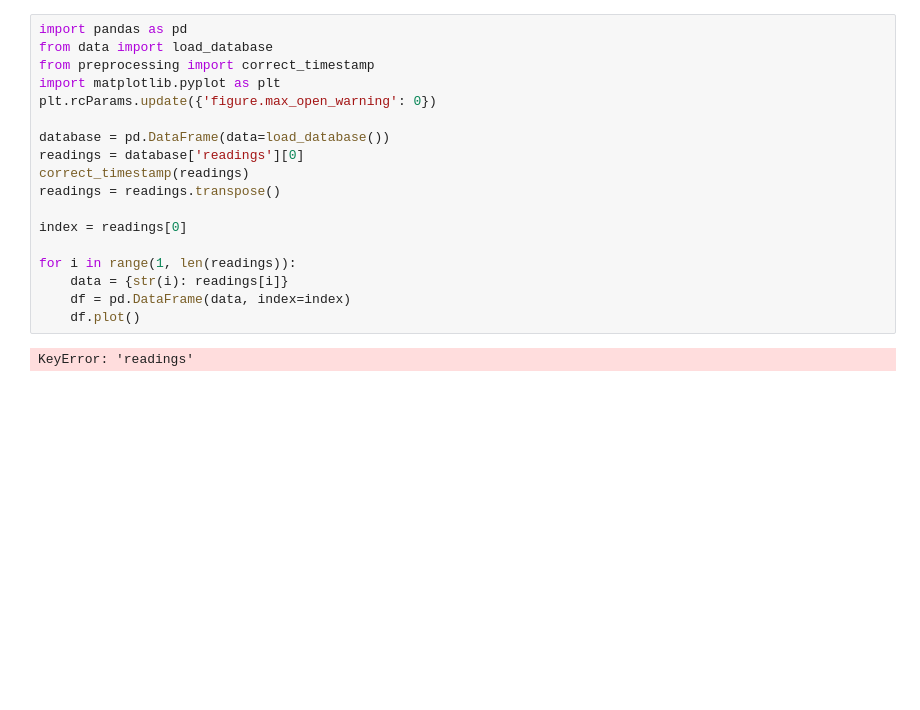
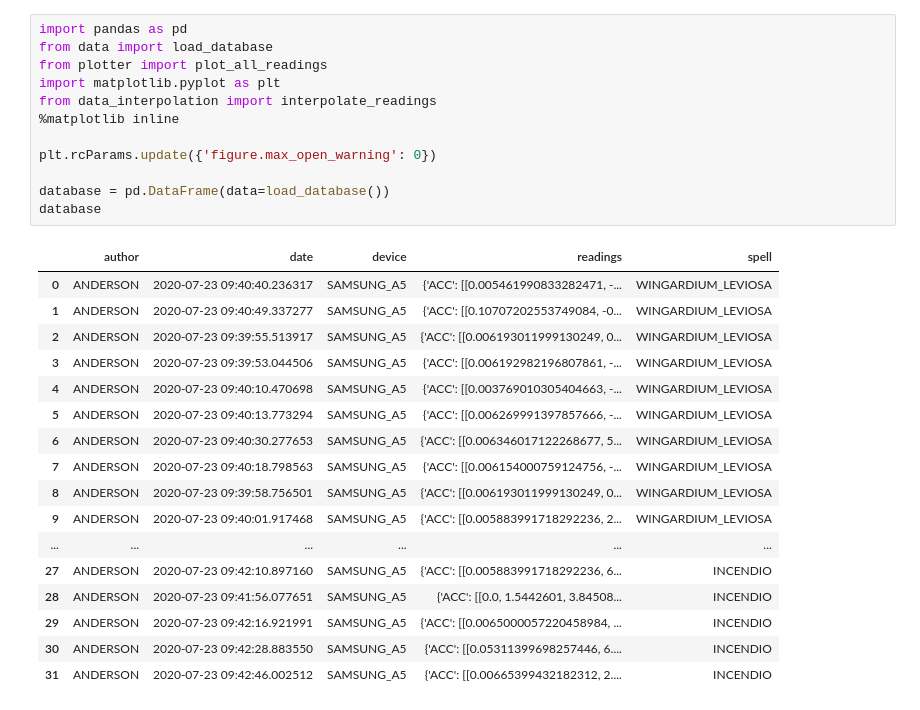
Before and after one commit to HeitorBRaymundo/mc906, a Jupyter notebook: prj3/tests.ipynb, the cells around one changed output. Saved outputs shown, nothing was run; the diff lists cells and outputs as text; blank space fills up the shorter version.

```diff
--- a/prj3/tests.ipynb
+++ b/prj3/tests.ipynb
@@ -1,20 +1,30 @@
 # %%
 import pandas as pd
 from data import load_database
-from preprocessing import correct_timestamp
+from plotter import plot_all_readings
 import matplotlib.pyplot as plt
+from data_interpolation import interpolate_readings
+%matplotlib inline
+
 plt.rcParams.update({'figure.max_open_warning': 0})
 
 database = pd.DataFrame(data=load_database())
-readings = database['readings'][0]
-correct_timestamp(readings)
-readings = readings.transpose()
-
-index = readings[0]
-
-for i in range(1, len(readings)):
-    data = {str(i): readings[i]}
-    df = pd.DataFrame(data, index=index)
-    df.plot()
+database
 # %% [output]
-KeyError: 'readings'
+|  | author | date | device | readings | spell |
+| 0 | ANDERSON | 2020-07-23 09:40:40.236317 | SAMSUNG_A5 | {'ACC': [[0.005461990833282471, -... | WINGARDIUM_LEVIOSA |
+| 1 | ANDERSON | 2020-07-23 09:40:49.337277 | SAMSUNG_A5 | {'ACC': [[0.10707202553749084, -0... | WINGARDIUM_LEVIOSA |
+| 2 | ANDERSON | 2020-07-23 09:39:55.513917 | SAMSUNG_A5 | {'ACC': [[0.006193011999130249, 0... | WINGARDIUM_LEVIOSA |
+| 3 | ANDERSON | 2020-07-23 09:39:53.044506 | SAMSUNG_A5 | {'ACC': [[0.006192982196807861, -... | WINGARDIUM_LEVIOSA |
+| 4 | ANDERSON | 2020-07-23 09:40:10.470698 | SAMSUNG_A5 | {'ACC': [[0.003769010305404663, -... | WINGARDIUM_LEVIOSA |
+| 5 | ANDERSON | 2020-07-23 09:40:13.773294 | SAMSUNG_A5 | {'ACC': [[0.006269991397857666, -... | WINGARDIUM_LEVIOSA |
+| 6 | ANDERSON | 2020-07-23 09:40:30.277653 | SAMSUNG_A5 | {'ACC': [[0.006346017122268677, 5... | WINGARDIUM_LEVIOSA |
+| 7 | ANDERSON | 2020-07-23 09:40:18.798563 | SAMSUNG_A5 | {'ACC': [[0.006154000759124756, -... | WINGARDIUM_LEVIOSA |
+| 8 | ANDERSON | 2020-07-23 09:39:58.756501 | SAMSUNG_A5 | {'ACC': [[0.006193011999130249, 0... | WINGARDIUM_LEVIOSA |
+| 9 | ANDERSON | 2020-07-23 09:40:01.917468 | SAMSUNG_A5 | {'ACC': [[0.005883991718292236, 2... | WINGARDIUM_LEVIOSA |
+| ... | ... | ... | ... | ... | ... |
+| 27 | ANDERSON | 2020-07-23 09:42:10.897160 | SAMSUNG_A5 | {'ACC': [[0.005883991718292236, 6... | INCENDIO |
+| 28 | ANDERSON | 2020-07-23 09:41:56.077651 | SAMSUNG_A5 | {'ACC': [[0.0, 1.5442601, 3.84508... | INCENDIO |
+| 29 | ANDERSON | 2020-07-23 09:42:16.921991 | SAMSUNG_A5 | {'ACC': [[0.0065000057220458984, ... | INCENDIO |
+| 30 | ANDERSON | 2020-07-23 09:42:28.883550 | SAMSUNG_A5 | {'ACC': [[0.05311399698257446, 6.... | INCENDIO |
+| 31 | ANDERSON | 2020-07-23 09:42:46.002512 | SAMSUNG_A5 | {'ACC': [[0.00665399432182312, 2.... | INCENDIO |
```
Also changed, not shown: parts of 6 cells of this notebook, 41 other files.
